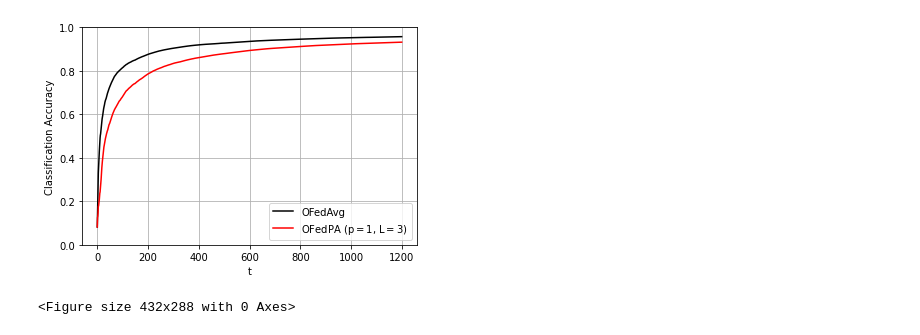
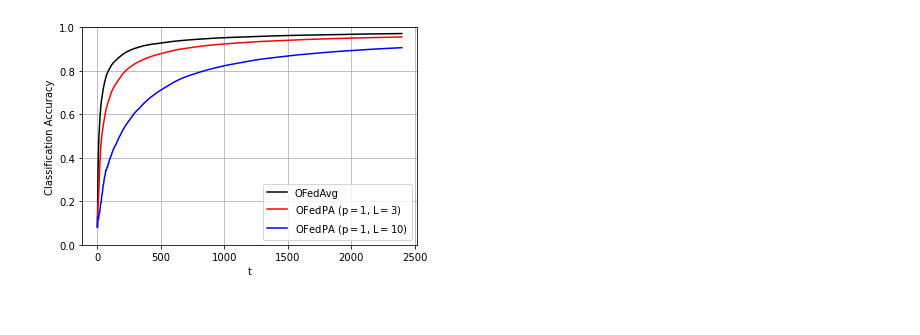
Before and after one commit to IISL-HYU/OFedIT, a Jupyter notebook: plot_result.ipynb, the cells around one changed output. Saved outputs shown, nothing was run; the diff lists cells and outputs as text; code cells hidden in the pictures.

```diff
--- a/plot_result.ipynb
+++ b/plot_result.ipynb
@@ -2,37 +2,41 @@
 import pickle
 import matplotlib.pyplot as plt
 
-with open("./acc_list/OFedAvg.pkl","rb") as f:
+with open("./Accuracy_lists/OFedAvg.pkl","rb") as f:
     accuracy_list = pickle.load(f)
 
-with open("./acc_list/OFedPA.pkl","rb") as f:
+with open("./Accuracy_lists/OFedPA.pkl","rb") as f:
     p_accuracy_list = pickle.load(f)
+
+with open("./Accuracy_lists/OFedPA2.pkl","rb") as f:
+    p2_accuracy_list = pickle.load(f)
 
 t1 = list(range(len(accuracy_list)))
 t2 = list(range(len(p_accuracy_list)))
+t3 = list(range(len(p2_accuracy_list)))
 
 y1 = accuracy_list
 y2 = p_accuracy_list
+y3 = p2_accuracy_list
 
 # plotting the points
 plt.plot(t1, y1, 'black', label='OFedAvg')
 plt.plot(t2, y2, 'r-', label=r'OFedPA ($\mathdefault{p=1}$, $\mathdefault{L=3}$)')
+plt.plot(t3, y3, 'b-', label=r'OFedPA ($\mathdefault{p=1}$, $\mathdefault{L=10}$)')
 
 plt.ylim([0, 1])
 plt.legend(ncol = 1)
 
 # naming the x axis
 plt.xlabel('t')
 # naming the y axis
 plt.ylabel('Classification Accuracy')
 
 # giving a title to my graph
 
 # function to show the plot
 plt.grid()
+plt.savefig('./Figures/full_part_L_3_L_10.png', dpi=200, facecolor="white")
 plt.show()
-
-plt.savefig('./Figures/full_part_L_3.png', dpi=200, transparent = False)
 # %% [output]
-[figure, old version]
+[figure, new version]
-<Figure size 432x288 with 0 Axes>
```
Also changed, not shown: parts of 2 cells of this notebook, 16 other files.
